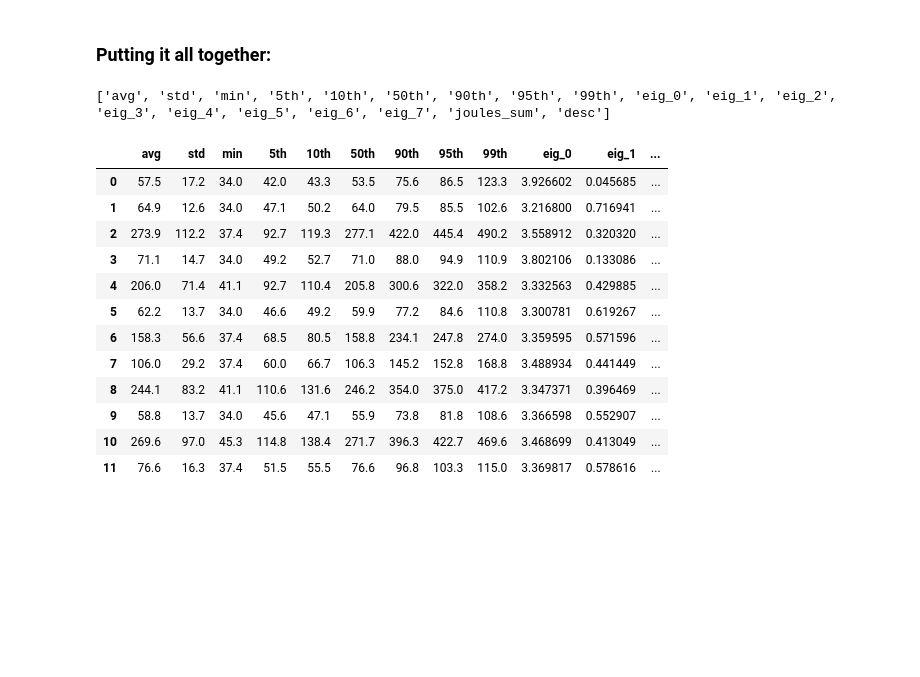
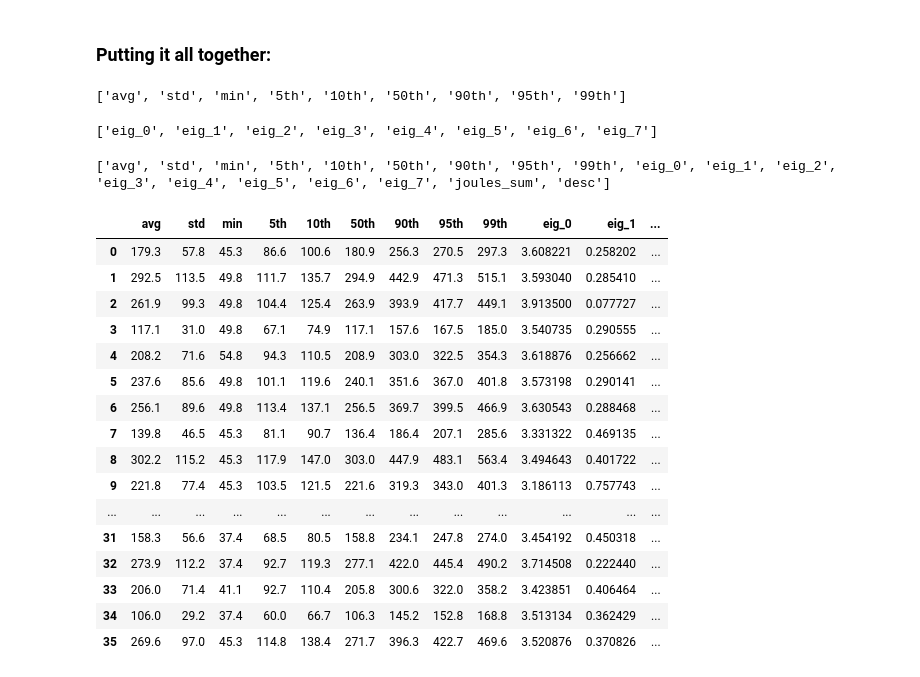
Before and after one commit to awadyn/network_exec_energy_study, a Jupyter notebook: full_logs/Correlation Matrices and Eigenvalues of Merged Per-Log Dataframes.ipynb, the cells around one changed output. Saved outputs shown, nothing was run; the diff lists cells and outputs as text; code cells hidden in the pictures; blank space fills up the shorter version.

Commit message:
updated computing an example eigenvalue-latency-joules dataframe

```diff
--- a/full_logs/Correlation Matrices and Eigenvalues of Merged Per-Log Dataframes.ipynb
+++ b/full_logs/Correlation Matrices and Eigenvalues of Merged Per-Log Dataframes.ipynb
@@ -157,15 +160,17 @@ eig_qps_itr_list['200k']['100']
 # %% [markdown]
 ### Latency Measurements:
 # %%
-for dvfs in ['0x1d00']:
-    lat_qps_itr_list = {}
+lat_dvfs_list = {}
+for dvfs in ['0xd00', '0x1d00']:
+    lat_qps_list = {}
     for qps in ['200k', '400k', '600k']:
         lat_itr_list = {}
         lat_dir = qps + '_qps/linux_mcd_out_0_' + dvfs + '_135_' + qps + '/'
 
-        for itr in corr_qps_itr_counter_list[qps].keys():
+        for itr in corr_dvfs_counter_list[dvfs][qps].keys():
             lat_file = lat_dir + 'linux.mcd.out.0_' + str(itr) + '_' + dvfs + '_135_' + qps[:-1] + '000'
             latencies = get_latencies(lat_file)
             lat_itr_list[itr] = latencies
-        lat_qps_itr_list[qps] = lat_itr_list
+        lat_qps_list[qps] = lat_itr_list
+    lat_dvfs_list[dvfs] = lat_qps_list
 # %%
@@ -184,12 +189,18 @@ lat_qps_itr_list['400k']['100']
 ### Putting it all together:
 # %%
 lat_columns = []
-for itr in list(lat_qps_itr_list['200k'].keys())[0]:
-    lat_columns = list(lat_qps_itr_list['200k'][itr].keys())
+for itr in [list(lat_dvfs_list['0xd00']['200k'].keys())[0]]:
+    lat_columns = list(lat_dvfs_list['0xd00']['200k'][itr].keys())
+lat_columns
+# %% [output]
+['avg', 'std', 'min', '5th', '10th', '50th', '90th', '95th', '99th']
 # %%
 eig_columns = []
-for itr in list(eig_qps_itr_list['200k'].keys())[0]:
-    eig_columns = list(eig_qps_itr_list['200k'][itr].keys())
+for itr in [list(eig_dvfs_list['0xd00']['200k'].keys())[0]]:
+    eig_columns = list(eig_dvfs_list['0xd00']['200k'][itr].keys())
+eig_columns
+# %% [output]
+['eig_0', 'eig_1', 'eig_2', 'eig_3', 'eig_4', 'eig_5', 'eig_6', 'eig_7']
 # %%
 all_cols = lat_columns + eig_columns + ['joules_sum']
 all_cols.append('desc')
@@ -197,34 +208,36 @@ print(all_cols)
 # %% [output]
 ['avg', 'std', 'min', '5th', '10th', '50th', '90th', '95th', '99th', 'eig_0', 'eig_1', 'eig_2', 'eig_3', 'eig_4', 'eig_5', 'eig_6', 'eig_7', 'joules_sum', 'desc']
 # %%
-for dvfs in ['0x1d00']:
-    qps_eig_lat_joules_df = {}
+eig_lat_joules_df = pd.DataFrame(columns=all_cols)
+for dvfs in ['0xd00', '0x1d00']:
     for qps in ['200k', '400k', '600k']:
-        eig_lat_joules_df = pd.DataFrame(columns=all_cols)
-        for itr in corr_qps_itr_counter_list[qps].keys():
+        for itr in corr_dvfs_counter_list[dvfs][qps].keys():
             desc = '0' + '_' + itr + '_' + dvfs + '_' + '135' + '_' + qps
             new_row = {}
             for p in lat_columns:
-                new_row[p] = lat_qps_itr_list[qps][itr][p]
+                new_row[p] = lat_dvfs_list[dvfs][qps][itr][p]
             for e in eig_columns:
-                new_row[e] = eig_qps_itr_list[qps][itr][e]
-            new_row['joules_sum'] = joules_qps_itr_list[qps][itr]['joules_sum']
+                new_row[e] = eig_dvfs_list[dvfs][qps][itr][e]
+            new_row['joules_sum'] = joules_dvfs_list[dvfs][qps][itr]['joules_sum']
             new_row['desc'] = desc
             eig_lat_joules_df = eig_lat_joules_df._append(new_row, ignore_index = True)
-        qps_eig_lat_joules_df[qps] = eig_lat_joules_df
 # %%
-qps_eig_lat_joules_df['600k']
+eig_lat_joules_df
 # %% [output]
 |  | avg | std | min | 5th | 10th | 50th | 90th | 95th | 99th | eig_0 | eig_1 | ... |
-| 0 | 57.5 | 17.2 | 34.0 | 42.0 | 43.3 | 53.5 | 75.6 | 86.5 | 123.3 | 3.926602 | 0.045685 | ... |
-| 1 | 64.9 | 12.6 | 34.0 | 47.1 | 50.2 | 64.0 | 79.5 | 85.5 | 102.6 | 3.216800 | 0.716941 | ... |
-| 2 | 273.9 | 112.2 | 37.4 | 92.7 | 119.3 | 277.1 | 422.0 | 445.4 | 490.2 | 3.558912 | 0.320320 | ... |
-| 3 | 71.1 | 14.7 | 34.0 | 49.2 | 52.7 | 71.0 | 88.0 | 94.9 | 110.9 | 3.802106 | 0.133086 | ... |
-| 4 | 206.0 | 71.4 | 41.1 | 92.7 | 110.4 | 205.8 | 300.6 | 322.0 | 358.2 | 3.332563 | 0.429885 | ... |
-| 5 | 62.2 | 13.7 | 34.0 | 46.6 | 49.2 | 59.9 | 77.2 | 84.6 | 110.8 | 3.300781 | 0.619267 | ... |
-| 6 | 158.3 | 56.6 | 37.4 | 68.5 | 80.5 | 158.8 | 234.1 | 247.8 | 274.0 | 3.359595 | 0.571596 | ... |
-| 7 | 106.0 | 29.2 | 37.4 | 60.0 | 66.7 | 106.3 | 145.2 | 152.8 | 168.8 | 3.488934 | 0.441449 | ... |
-| 8 | 244.1 | 83.2 | 41.1 | 110.6 | 131.6 | 246.2 | 354.0 | 375.0 | 417.2 | 3.347371 | 0.396469 | ... |
-| 9 | 58.8 | 13.7 | 34.0 | 45.6 | 47.1 | 55.9 | 73.8 | 81.8 | 108.6 | 3.366598 | 0.552907 | ... |
-| 10 | 269.6 | 97.0 | 45.3 | 114.8 | 138.4 | 271.7 | 396.3 | 422.7 | 469.6 | 3.468699 | 0.413049 | ... |
-| 11 | 76.6 | 16.3 | 37.4 | 51.5 | 55.5 | 76.6 | 96.8 | 103.3 | 115.0 | 3.369817 | 0.578616 | ... |
+| 0 | 179.3 | 57.8 | 45.3 | 86.6 | 100.6 | 180.9 | 256.3 | 270.5 | 297.3 | 3.608221 | 0.258202 | ... |
+| 1 | 292.5 | 113.5 | 49.8 | 111.7 | 135.7 | 294.9 | 442.9 | 471.3 | 515.1 | 3.593040 | 0.285410 | ... |
+| 2 | 261.9 | 99.3 | 49.8 | 104.4 | 125.4 | 263.9 | 393.9 | 417.7 | 449.1 | 3.913500 | 0.077727 | ... |
+| 3 | 117.1 | 31.0 | 49.8 | 67.1 | 74.9 | 117.1 | 157.6 | 167.5 | 185.0 | 3.540735 | 0.290555 | ... |
+| 4 | 208.2 | 71.6 | 54.8 | 94.3 | 110.5 | 208.9 | 303.0 | 322.5 | 354.3 | 3.618876 | 0.256662 | ... |
+| 5 | 237.6 | 85.6 | 49.8 | 101.1 | 119.6 | 240.1 | 351.6 | 367.0 | 401.8 | 3.573198 | 0.290141 | ... |
+| 6 | 256.1 | 89.6 | 49.8 | 113.4 | 137.1 | 256.5 | 369.7 | 399.5 | 466.9 | 3.630543 | 0.288468 | ... |
+| 7 | 139.8 | 46.5 | 45.3 | 81.1 | 90.7 | 136.4 | 186.4 | 207.1 | 285.6 | 3.331322 | 0.469135 | ... |
+| 8 | 302.2 | 115.2 | 45.3 | 117.9 | 147.0 | 303.0 | 447.9 | 483.1 | 563.4 | 3.494643 | 0.401722 | ... |
+| 9 | 221.8 | 77.4 | 45.3 | 103.5 | 121.5 | 221.6 | 319.3 | 343.0 | 401.3 | 3.186113 | 0.757743 | ... |
+| ... | ... | ... | ... | ... | ... | ... | ... | ... | ... | ... | ... | ... |
+| 31 | 158.3 | 56.6 | 37.4 | 68.5 | 80.5 | 158.8 | 234.1 | 247.8 | 274.0 | 3.454192 | 0.450318 | ... |
+| 32 | 273.9 | 112.2 | 37.4 | 92.7 | 119.3 | 277.1 | 422.0 | 445.4 | 490.2 | 3.714508 | 0.222440 | ... |
+| 33 | 206.0 | 71.4 | 41.1 | 92.7 | 110.4 | 205.8 | 300.6 | 322.0 | 358.2 | 3.423851 | 0.406464 | ... |
+| 34 | 106.0 | 29.2 | 37.4 | 60.0 | 66.7 | 106.3 | 145.2 | 152.8 | 168.8 | 3.513134 | 0.362429 | ... |
+| 35 | 269.6 | 97.0 | 45.3 | 114.8 | 138.4 | 271.7 | 396.3 | 422.7 | 469.6 | 3.520876 | 0.370826 | ... |
```
Also changed, not shown: parts of 11 cells of this notebook, 2 other files.
